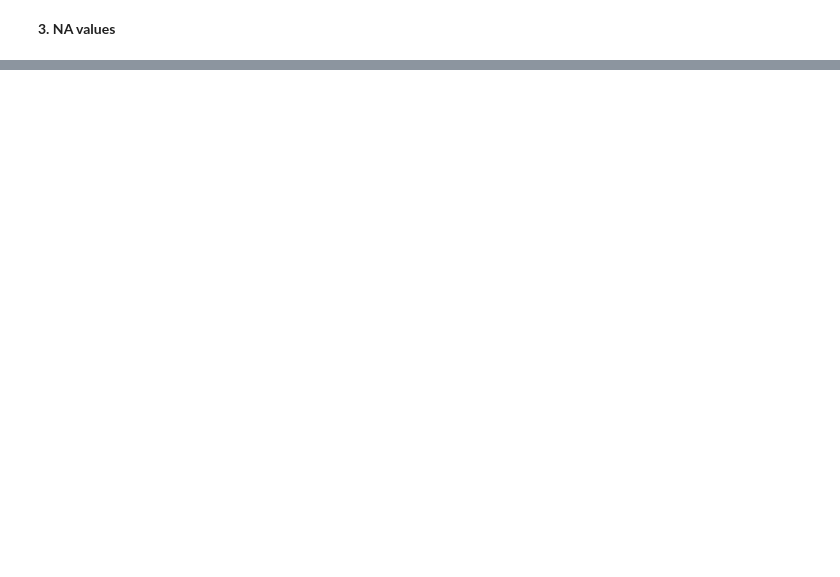
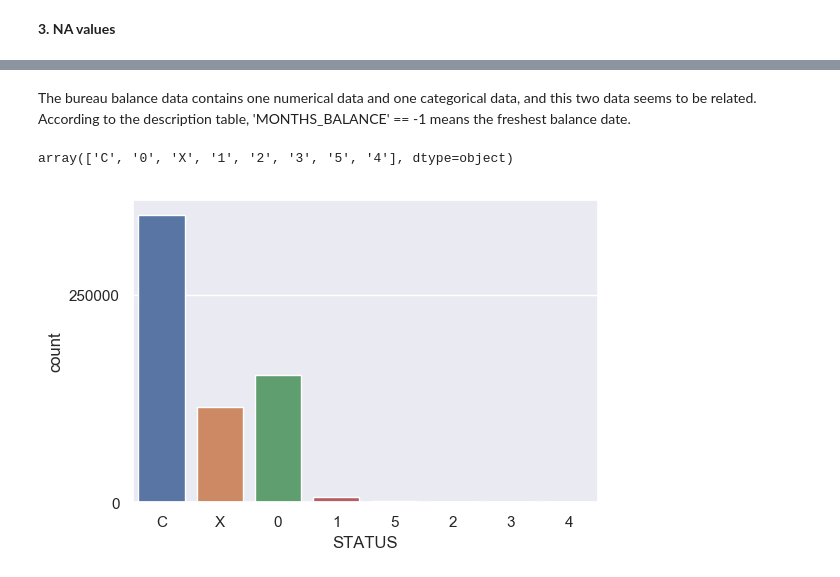
Before and after one commit to cryswen/HomeCreditRisk, a Jupyter notebook: EDA.ipynb, the cells around one changed output, grey strips where cells are left out. Cells and saved outputs as stored; diff of their text form; code cells hidden in the pictures; blank space fills up the shorter version.

Commit message:
bureau balance data EDA and feature engineering

```diff
--- a/EDA.ipynb
+++ b/EDA.ipynb
@@ -302,0 +316,3 @@ plt.show()
+# %%
+bb = data['bb']
+bb.head()
@@ -302,0 +326,15 @@ plt.show()
+# %% [markdown]
+The bureau balance data contains one numerical data and one categorical data, and this two data seems to be related. According to the description table, 'MONTHS_BALANCE' == -1 means the freshest balance date.
+# %%
+bb['STATUS'].unique()
+# %% [output]
+array(['C', '0', 'X', '1', '2', '3', '5', '4'], dtype=object)
+# %%
+bb_fresh = bb[bb['MONTHS_BALANCE'] == -1]
+
+plt.rcParams['figure.dpi'] = 100
+
+sns.countplot(x="STATUS", data=bb_fresh)
+sns.set(font_scale = 20)
+# %% [output]
+[figure, added]
```
Also changed, not shown: parts of 18 cells of this notebook.
